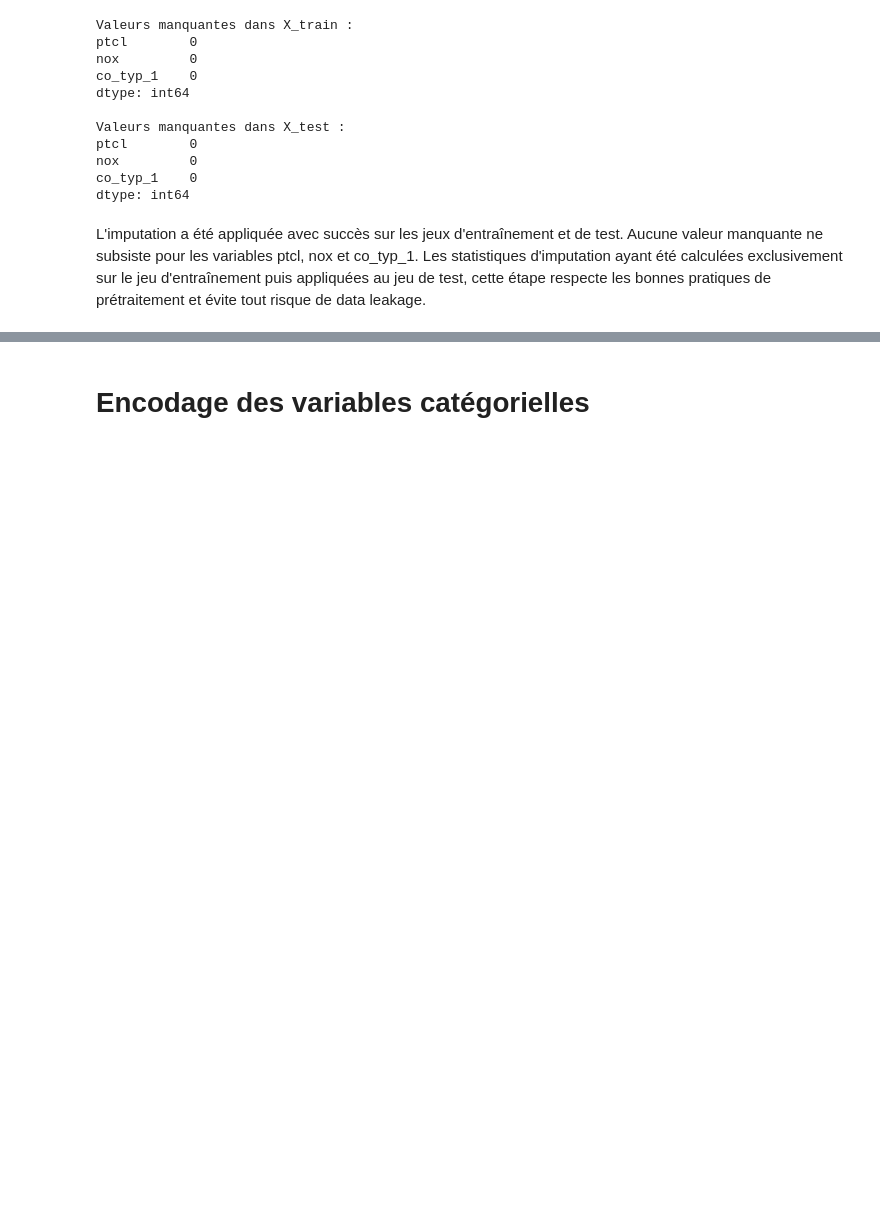
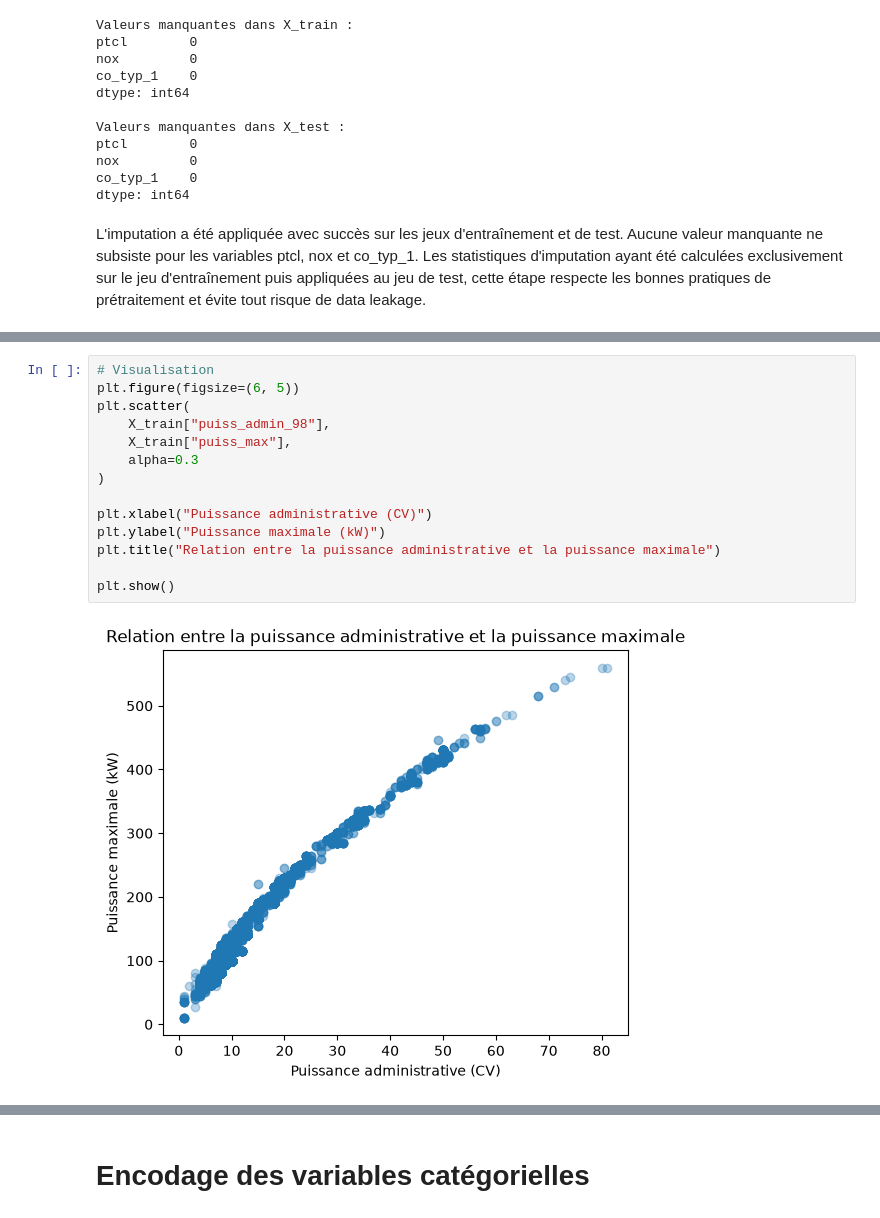
Before and after one commit to LarissaVarnakova/Projet_CO2, a Jupyter notebook: notebooks/preprocessing_aziz.ipynb, the cells around one changed output, grey strips where cells are left out. Drawn from its saved outputs; the diff is of its cells as text; blank space fills up the shorter version.

```diff
--- a/notebooks/preprocessing_aziz.ipynb
+++ b/notebooks/preprocessing_aziz.ipynb
@@ -632,0 +682,16 @@ L'imputation a été appliquée avec succès sur les jeux d'entraînement et de
+# %%
+# Visualisation
+plt.figure(figsize=(6, 5))
+plt.scatter(
+    X_train["puiss_admin_98"],
+    X_train["puiss_max"],
+    alpha=0.3
+)
+
+plt.xlabel("Puissance administrative (CV)")
+plt.ylabel("Puissance maximale (kW)")
+plt.title("Relation entre la puissance administrative et la puissance maximale")
+
+plt.show()
+# %% [output]
+[figure, added]
```
Also changed, not shown: parts of 60 cells of this notebook.
